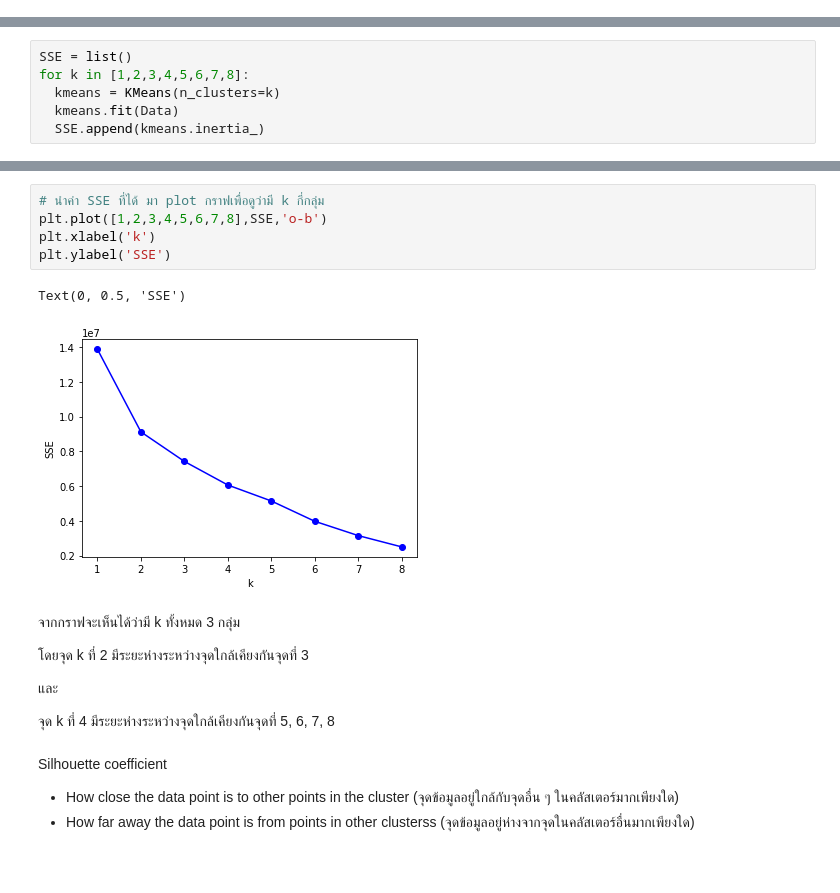
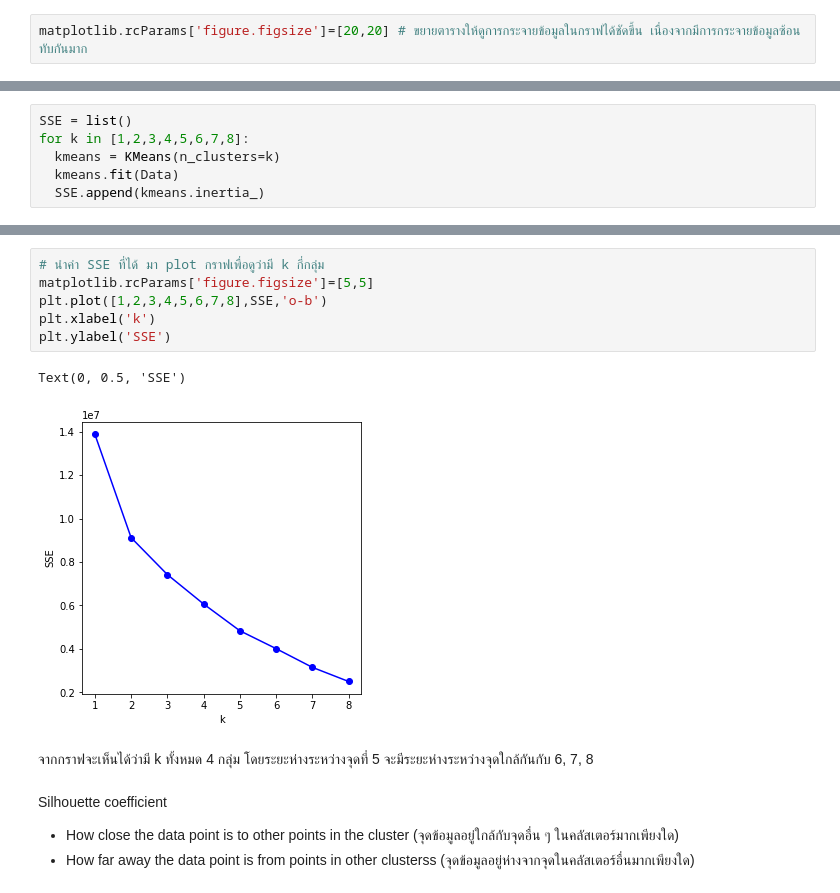
Before and after one commit to PhinyadaPhen/Multivariate, a Jupyter notebook: Multivariate_Exam.ipynb, the cells around one changed output, grey strips where cells are left out. Drawn from its saved outputs; the diff is of its cells as text; blank space fills up the shorter version.

```diff
--- a/Multivariate_Exam.ipynb
+++ b/Multivariate_Exam.ipynb
@@ -189,3 +135,5 @@ from matplotlib import pyplot as plt
+# %%
+matplotlib.rcParams['figure.figsize']=[20,20] # ขยายตารางให้ดูการกระจายข้อมูลในกราฟได้ชัดขึ้น เนื่องจากมีการกระจายข้อมูลซ้อนทับกันมาก
 # %%
 new_pca
 # %% [output]
@@ -272,20 +220,15 @@ SSE
  2500806.4740088503]
 # %%
 # นำค่า SSE ที่ได้ มา plot กราฟเพื่อดูว่ามี k กี่กลุ่ม
+matplotlib.rcParams['figure.figsize']=[5,5]
 plt.plot([1,2,3,4,5,6,7,8],SSE,'o-b')
 plt.xlabel('k')
 plt.ylabel('SSE')
 # %% [output]
 Text(0, 0.5, 'SSE')
-[figure, old version]
+[figure, new version]
 # %% [markdown]
-จากกราฟจะเห็นได้ว่ามี k ทั้งหมด 3 กลุ่ม
-
-โดยจุด k ที่ 2 มีระยะห่างระหว่างจุดใกล้เคียงกันจุดที่ 3
-
-และ
-
-จุด k ที่ 4 มีระยะห่างระหว่างจุดใกล้เคียงกันจุดที่ 5, 6, 7, 8
+จากกราฟจะเห็นได้ว่ามี k ทั้งหมด 4 กลุ่ม โดยระยะห่างระหว่างจุดที่ 5 จะมีระยะห่างระหว่างจุดใกล้กันกับ 6, 7, 8
 # %% [markdown]
 Silhouette coefficient
 
```
Also changed, not shown: parts of 30 cells of this notebook.
